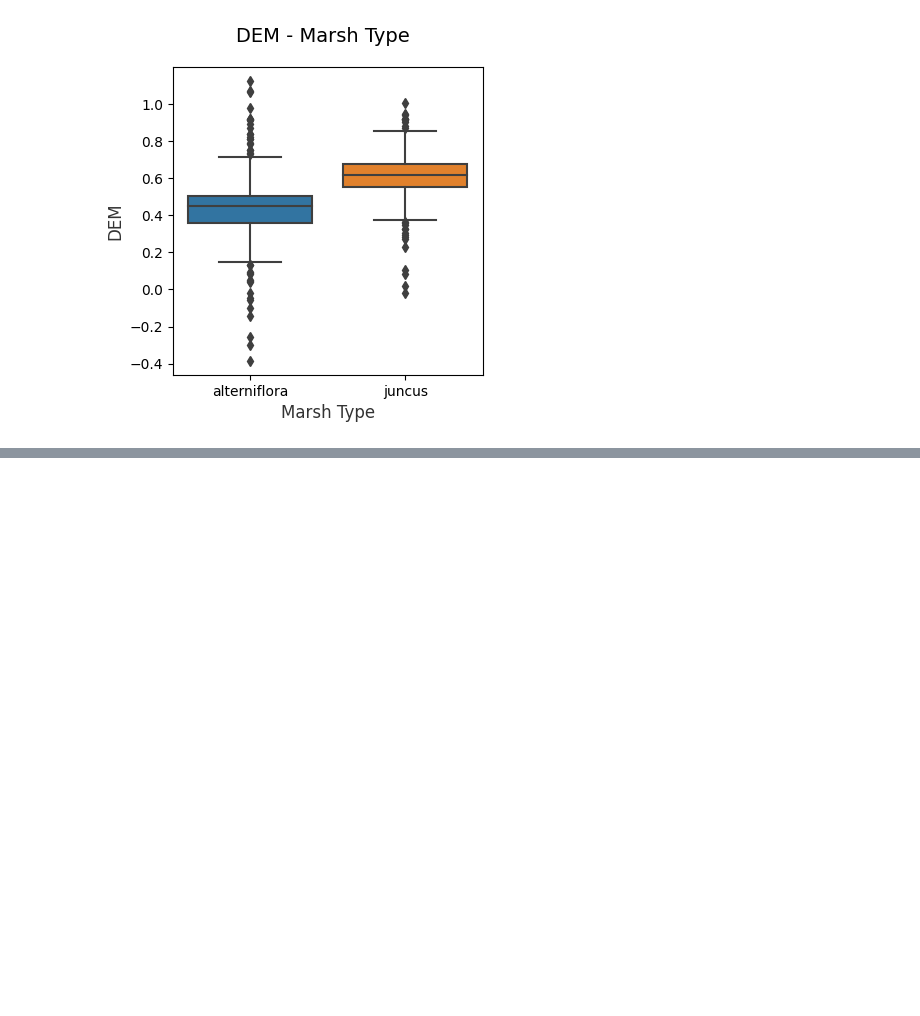
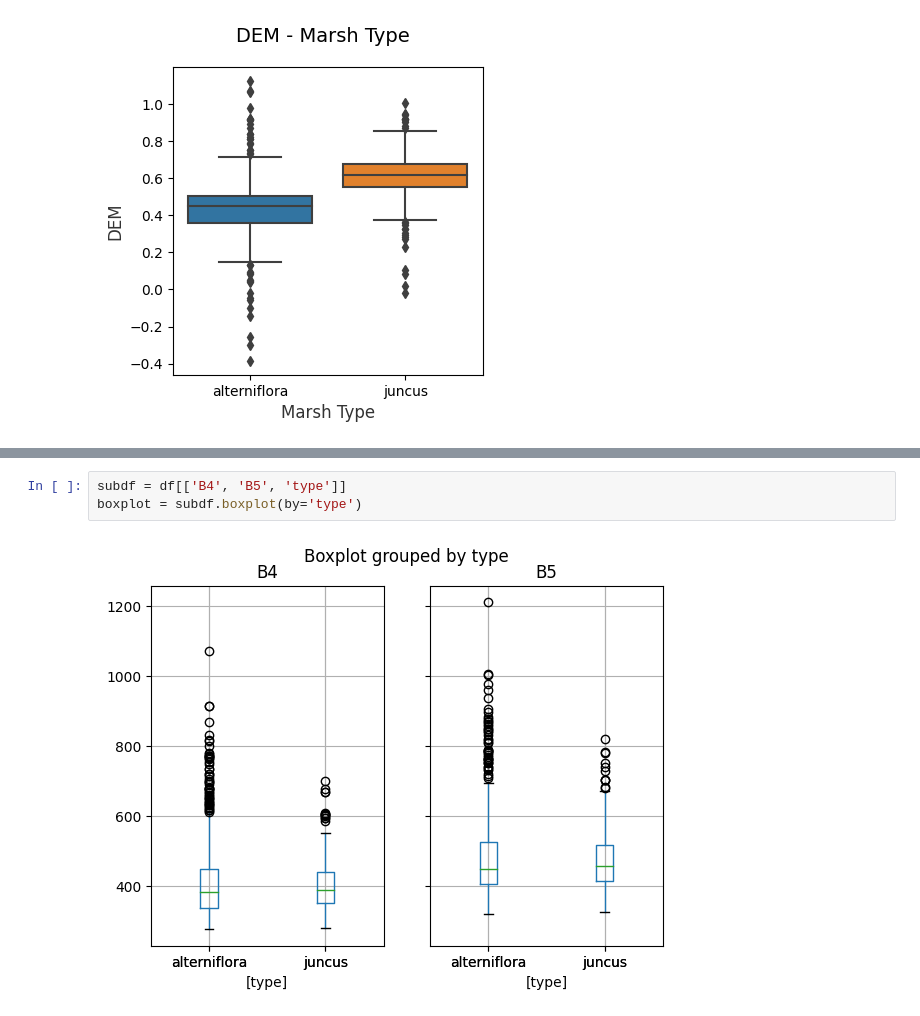
Before and after one commit to MirandaLv/MarshCommunity_EPA, a Jupyter notebook: scripts/descriptive_analysis.ipynb, the cells around one changed output, grey strips where cells are left out. Drawn from its saved outputs; the diff is of its cells as text; blank space fills up the shorter version.

```diff
--- a/scripts/descriptive_analysis.ipynb
+++ b/scripts/descriptive_analysis.ipynb
@@ -273,0 +283,5 @@ df[df['ndvi']<0]
+# %%
+subdf = df[['B4', 'B5', 'type']]
+boxplot = subdf.boxplot(by='type')
+# %% [output]
+[figure, added]
```
Also changed, not shown: parts of 5 cells of this notebook, 16 other files.
